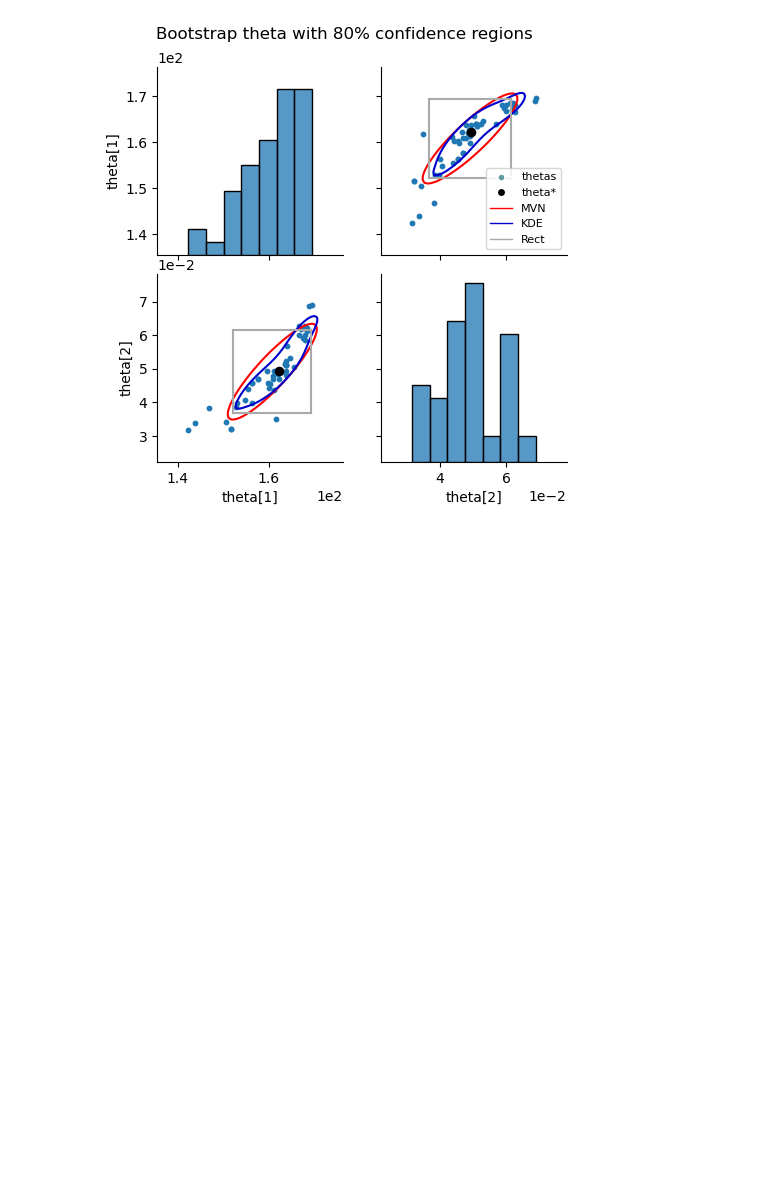
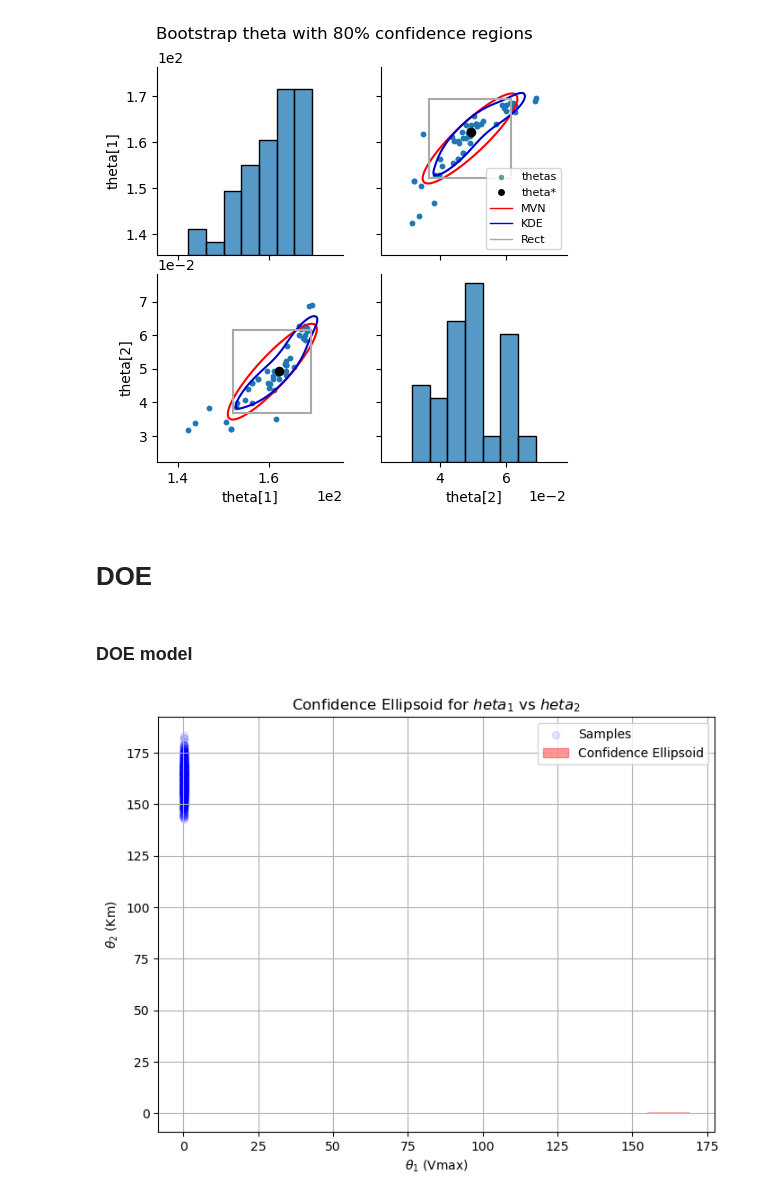
Before and after one commit to smondal13/DOE-Examples, a Jupyter notebook: Examples/Michaelis_Menten_Puromycin_Example.ipynb, the cells around one changed output. Drawn from its saved outputs; the diff is of its cells as text; code cells hidden in the pictures; blank space fills up the shorter version.

```diff
--- a/Examples/Michaelis_Menten_Puromycin_Example.ipynb
+++ b/Examples/Michaelis_Menten_Puromycin_Example.ipynb
@@ -320,3 +406,7 @@ parmest.graphics.pairwise_plot(
 # %% [output]
 [figure]
 [figure]
+# %% [markdown]
+# **DOE**
+# %% [markdown]
+### DOE model
@@ -322,0 +487,52 @@ parmest.graphics.pairwise_plot(
+# %%
+import numpy as np
+import matplotlib.pyplot as plt
+from scipy.linalg import cholesky
+
+# Assuming your covariance matrix is stored as a Pandas DataFrame (pcov)
+# You have the covariance matrix (pcov) and optimal parameters (popt)
+
+# Step 1: Extract optimal parameters (Vmax and Km) and covariance matrix
+theta_opt = np.array([162.214170, 0.049467])  # Optimal theta values (Vmax, Km)
+cov_matrix = pcov  # Covariance matrix from the fit
+
+# Step 2: Generate parameter samples from the covariance matrix (multivariate normal)
+n_samples = 1000  # Number of samples
+theta_samples = np.random.multivariate_normal(theta_opt, cov_matrix, n_samples)
+
+# Step 3: Plot the confidence ellipsoid
+# We use Cholesky decomposition to ensure we are sampling from the correct distribution
+
+# Prepare the plot for theta[2] (Km) vs theta[1] (Vmax)
+plt.figure(figsize=(8, 6))
+plt.scatter(theta_samples[:, 1], theta_samples[:, 0], color='blue', alpha=0.1, label="Samples")
+
+# Plot contours for the confidence intervals (e.g., 95% CI)
+from matplotlib.patches import Ellipse
+
+# Compute the confidence ellipsoid contours
+mean = np.mean(theta_samples, axis=0)
+cov = np.cov(theta_samples.T)
+
+# Create the Ellipse object to represent the confidence region
+eigvals, eigvecs = np.linalg.eig(cov)
+order = eigvals.argsort()[::-1]
+eigvals, eigvecs = eigvals[order], eigvecs[:, order]
+
+# Define angle and width/height of the ellipse
+angle = np.arctan2(*eigvecs[:, 0][::-1]) * 180. / np.pi
+width, height = 2.0 * np.sqrt(eigvals)
+
+# Plot the ellipsoid
+ellipse = Ellipse(xy=mean, width=width, height=height, angle=angle, color='red', alpha=0.4, label="Confidence Ellipsoid")
+plt.gca().add_patch(ellipse)
+
+# Add labels and formatting
+plt.xlabel(r"$\theta_1$ (Vmax)")
+plt.ylabel(r"$\theta_2$ (Km)")
+plt.title("Confidence Ellipsoid for $\theta_1$ vs $\theta_2$")
+plt.legend(loc="best")
+plt.grid(True)
+plt.show()
+# %% [output]
+[figure, added]
```
Also changed, not shown: parts of 11 cells of this notebook.
